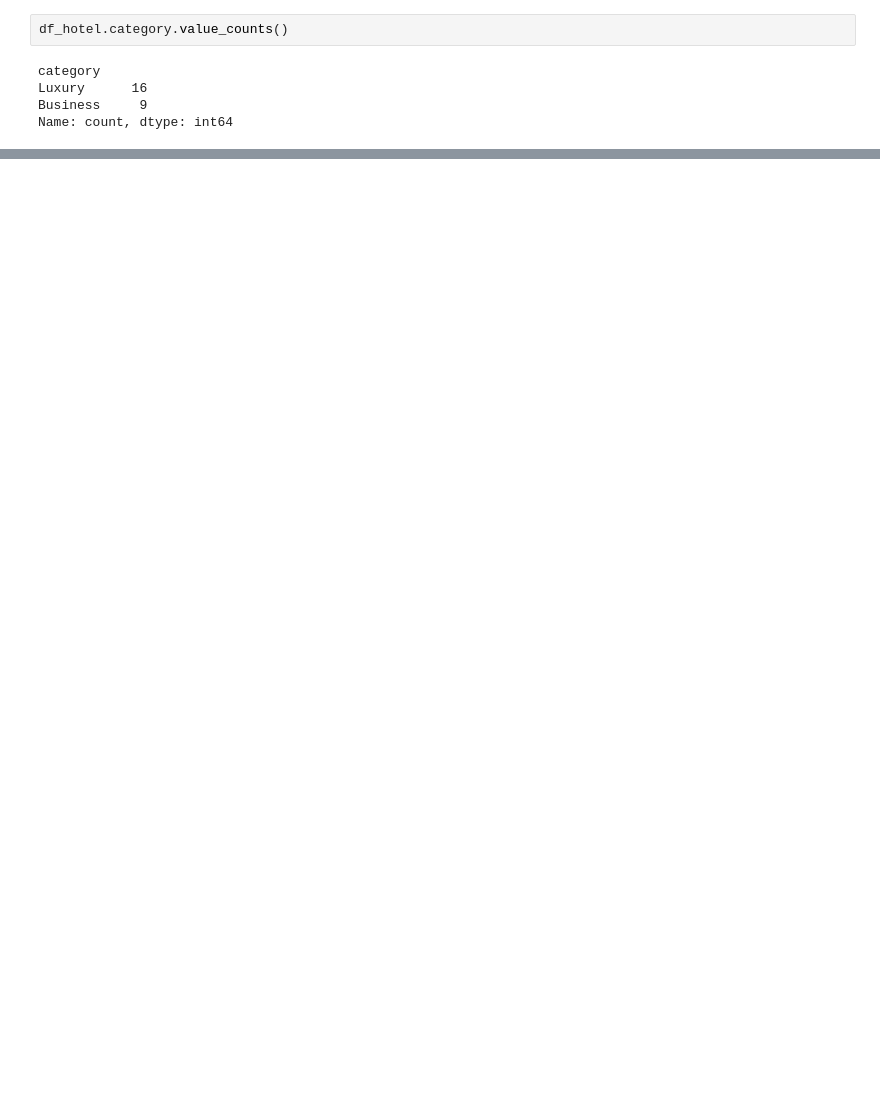
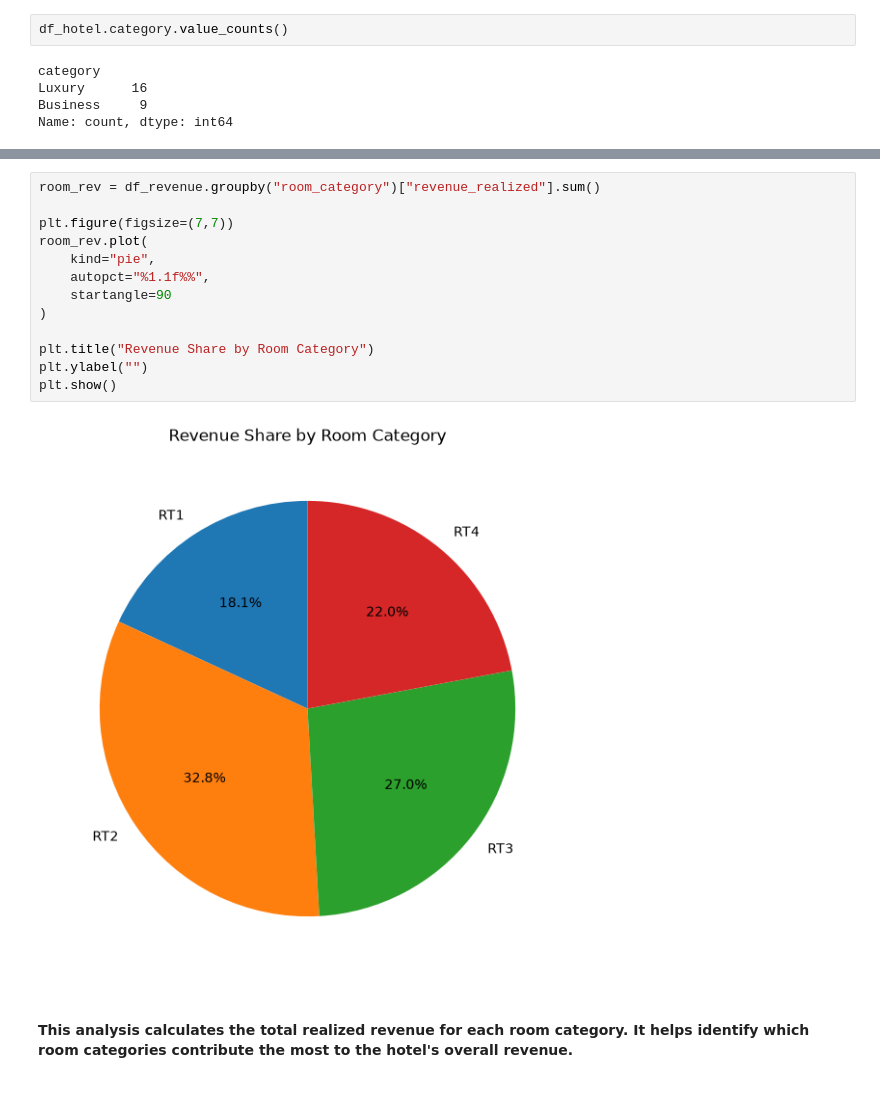
Before and after one commit to Dishani08/Hotel-Booking-Data-Ananlysis, a Jupyter notebook: project.ipynb, the cells around one changed output, grey strips where cells are left out. Saved outputs shown, nothing was run; the diff lists cells and outputs as text; blank space fills up the shorter version.

```diff
--- a/project.ipynb
+++ b/project.ipynb
@@ -121,0 +726,18 @@ df_hotel.city.value_counts().sort_values().plot(kind="bar")
+# %%
+room_rev = df_revenue.groupby("room_category")["revenue_realized"].sum()
+
+plt.figure(figsize=(7,7))
+room_rev.plot(
+    kind="pie",
+    autopct="%1.1f%%",
+    startangle=90
+)
+
+plt.title("Revenue Share by Room Category")
+plt.ylabel("")
+plt.show()
+# %% [output]
+[figure, added]
+# %% [markdown]
+#### This analysis calculates the total realized revenue for each room category. It helps identify which room categories contribute the most to the hotel's overall revenue.
+###
```
Also changed, not shown: parts of 181 cells of this notebook.
